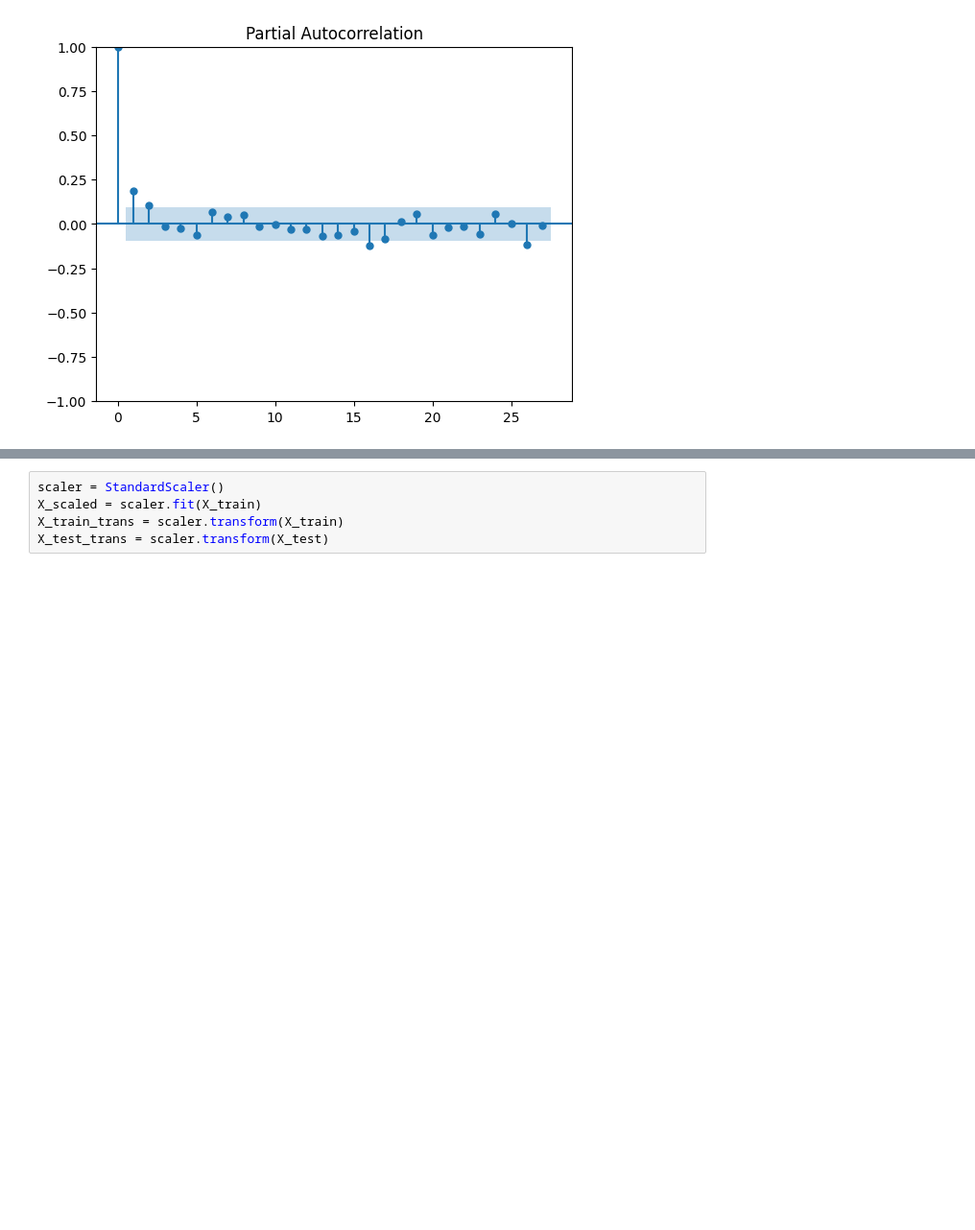
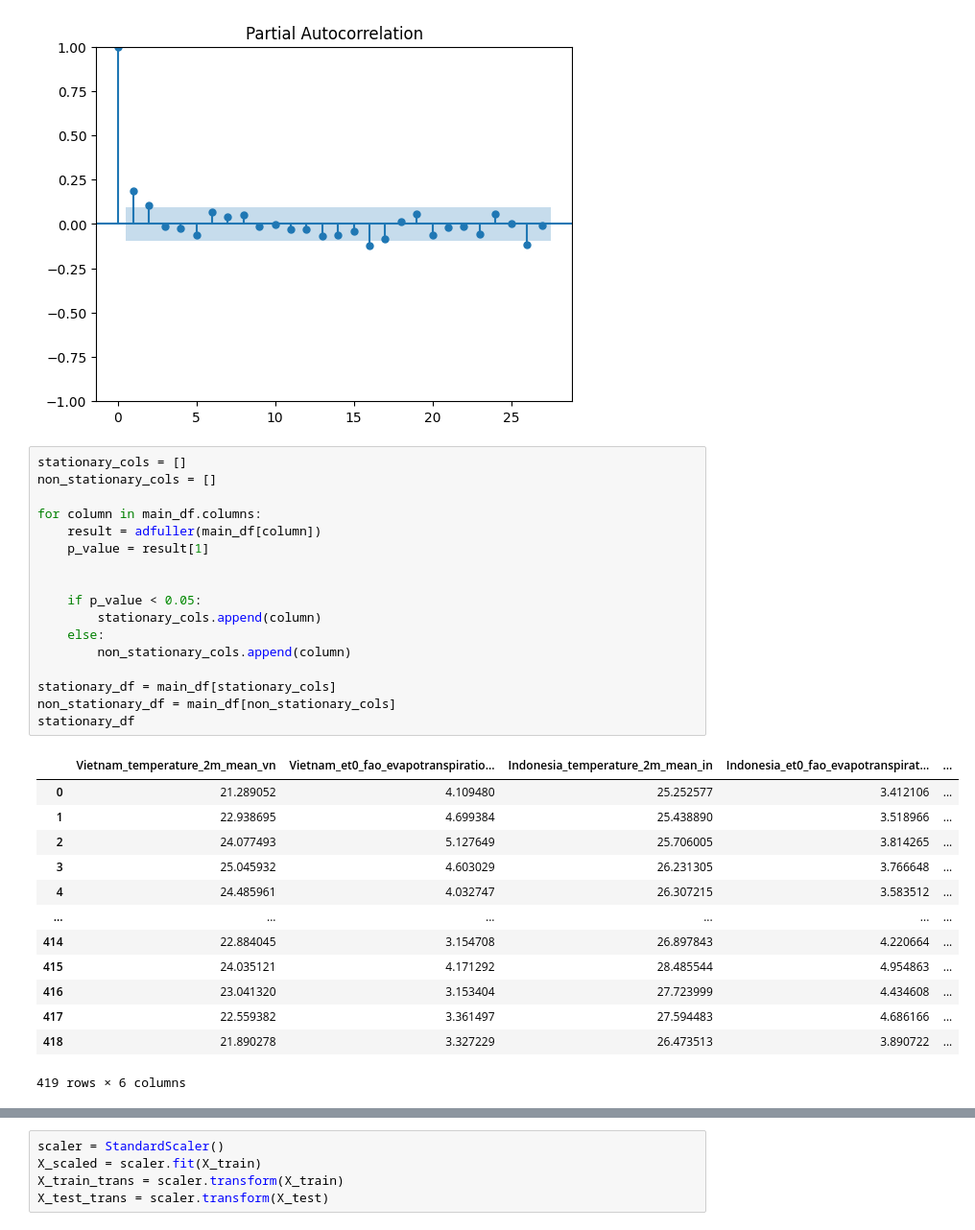
Before and after one commit to NicolasMSalas/eco395m_ml_coffee_trees, a Jupyter notebook: code/knn_regression.ipynb, the cells around one changed output, grey strips where cells are left out. Shown at 96% size. Saved outputs shown, nothing was run; the diff lists cells and outputs as text; blank space fills up the shorter version.

```diff
--- a/code/knn_regression.ipynb
+++ b/code/knn_regression.ipynb
@@ -86,6 +53,37 @@ plt.show()
 # %% [output]
 [figure]
 [figure]
+# %%
+stationary_cols = []
+non_stationary_cols = []
+
+for column in main_df.columns:
+    result = adfuller(main_df[column])
+    p_value = result[1]
+
+
+    if p_value < 0.05:
+        stationary_cols.append(column)
+    else:
+        non_stationary_cols.append(column)
+
+stationary_df = main_df[stationary_cols]
+non_stationary_df = main_df[non_stationary_cols]
+stationary_df
+# %% [output]
+|  | Vietnam_temperature_2m_mean_vn | Vietnam_et0_fao_evapotranspiratio... | Indonesia_temperature_2m_mean_in | Indonesia_et0_fao_evapotranspirat... | ... |
+| 0 | 21.289052 | 4.109480 | 25.252577 | 3.412106 | ... |
+| 1 | 22.938695 | 4.699384 | 25.438890 | 3.518966 | ... |
+| 2 | 24.077493 | 5.127649 | 25.706005 | 3.814265 | ... |
+| 3 | 25.045932 | 4.603029 | 26.231305 | 3.766648 | ... |
+| 4 | 24.485961 | 4.032747 | 26.307215 | 3.583512 | ... |
+| ... | ... | ... | ... | ... | ... |
+| 414 | 22.884045 | 3.154708 | 26.897843 | 4.220664 | ... |
+| 415 | 24.035121 | 4.171292 | 28.485544 | 4.954863 | ... |
+| 416 | 23.041320 | 3.153404 | 27.723999 | 4.434608 | ... |
+| 417 | 22.559382 | 3.361497 | 27.594483 | 4.686166 | ... |
+| 418 | 21.890278 | 3.327229 | 26.473513 | 3.890722 | ... |
+419 rows × 6 columns
 # %%
 
 y_lag = y_diff.shift(1).dropna().rename("Coffee_Lag_1")
```
Also changed, not shown: parts of 13 cells of this notebook.
